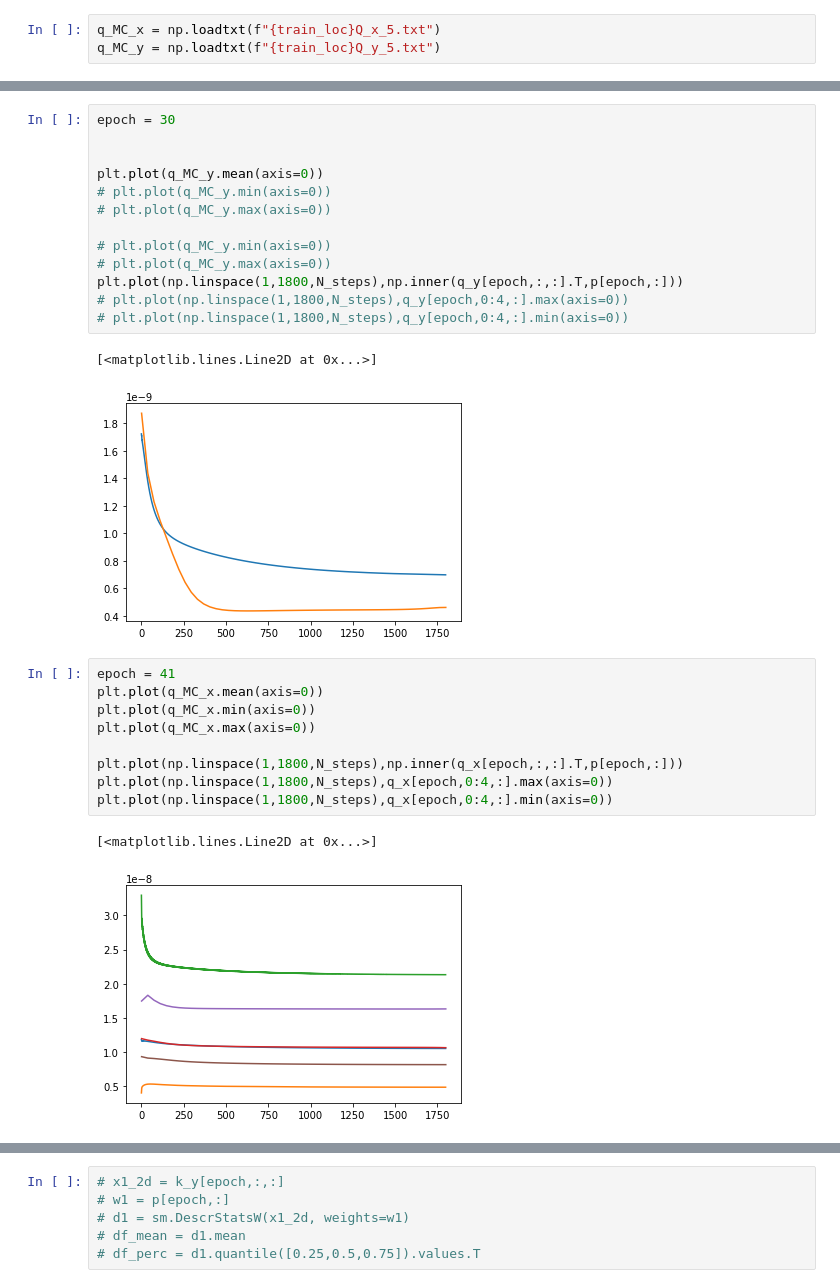
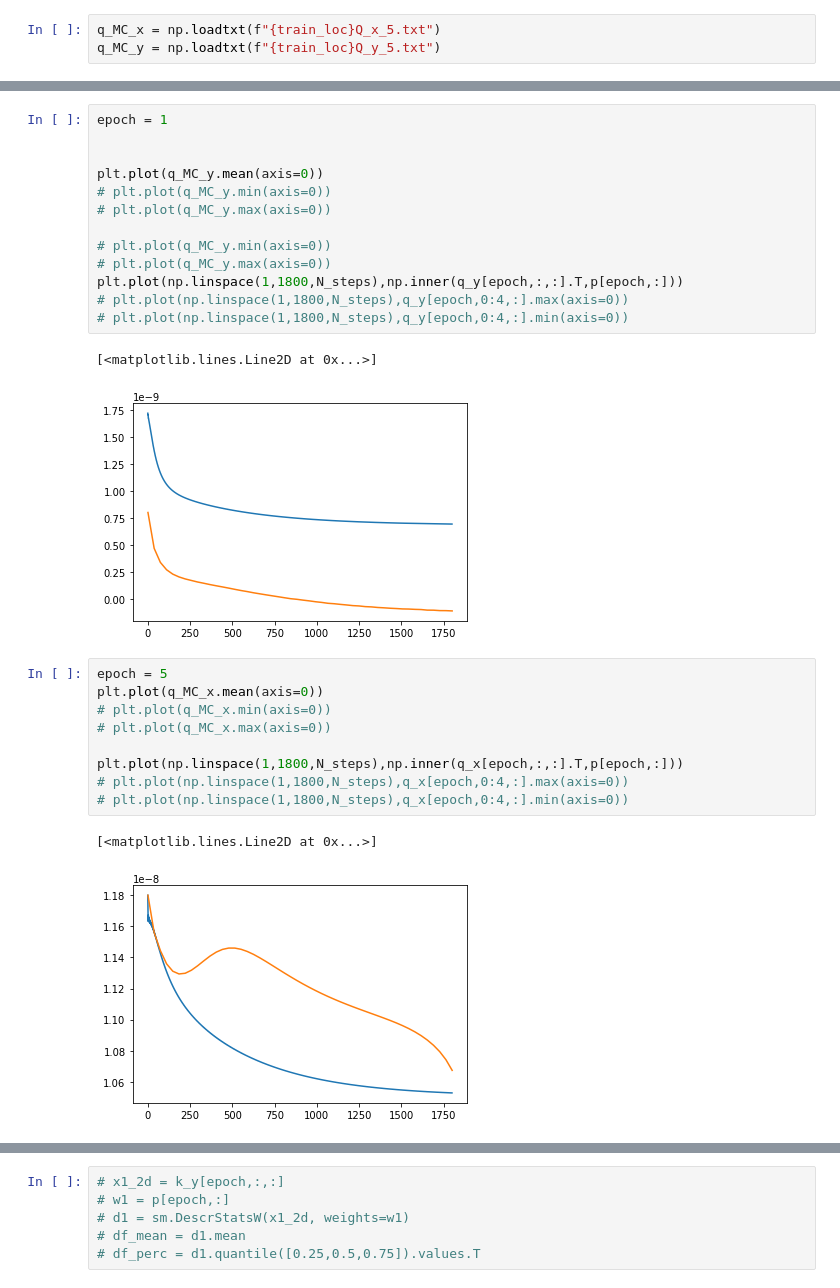
Before and after one commit to dbelivanis/Information-Theory-2, a Jupyter notebook: Optimization/check.ipynb, the cells around one changed output, grey strips where cells are left out. Saved outputs shown, nothing was run; the diff lists cells and outputs as text.

```diff
--- a/Optimization/check.ipynb
+++ b/Optimization/check.ipynb
@@ -79,5 +79,5 @@ plt.plot(np.linspace(1,1800,N_steps),np.inner(q_y[epoch,:,:].T,p[epoch,:]))
 # %%
-epoch = 30
+epoch = 1
 
 
 plt.plot(q_MC_y.mean(axis=0))
@@ -91,19 +91,19 @@ plt.plot(np.linspace(1,1800,N_steps),np.inner(q_y[epoch,:,:].T,p[epoch,:]))
 # plt.plot(np.linspace(1,1800,N_steps),q_y[epoch,0:4,:].min(axis=0))
 # %% [output]
 [<matplotlib.lines.Line2D at 0x...>]
-[figure, old version]
+[figure, new version]
 # %%
-epoch = 41
+epoch = 5
 plt.plot(q_MC_x.mean(axis=0))
-plt.plot(q_MC_x.min(axis=0))
-plt.plot(q_MC_x.max(axis=0))
+# plt.plot(q_MC_x.min(axis=0))
+# plt.plot(q_MC_x.max(axis=0))
 
 plt.plot(np.linspace(1,1800,N_steps),np.inner(q_x[epoch,:,:].T,p[epoch,:]))
-plt.plot(np.linspace(1,1800,N_steps),q_x[epoch,0:4,:].max(axis=0))
-plt.plot(np.linspace(1,1800,N_steps),q_x[epoch,0:4,:].min(axis=0))
+# plt.plot(np.linspace(1,1800,N_steps),q_x[epoch,0:4,:].max(axis=0))
+# plt.plot(np.linspace(1,1800,N_steps),q_x[epoch,0:4,:].min(axis=0))
 # %% [output]
 [<matplotlib.lines.Line2D at 0x...>]
-[figure, old version]
+[figure, new version]
 # %%
 p[50,:]
 # %% [output]
```
Also changed, not shown: parts of 10 cells of this notebook, 4 other files.
